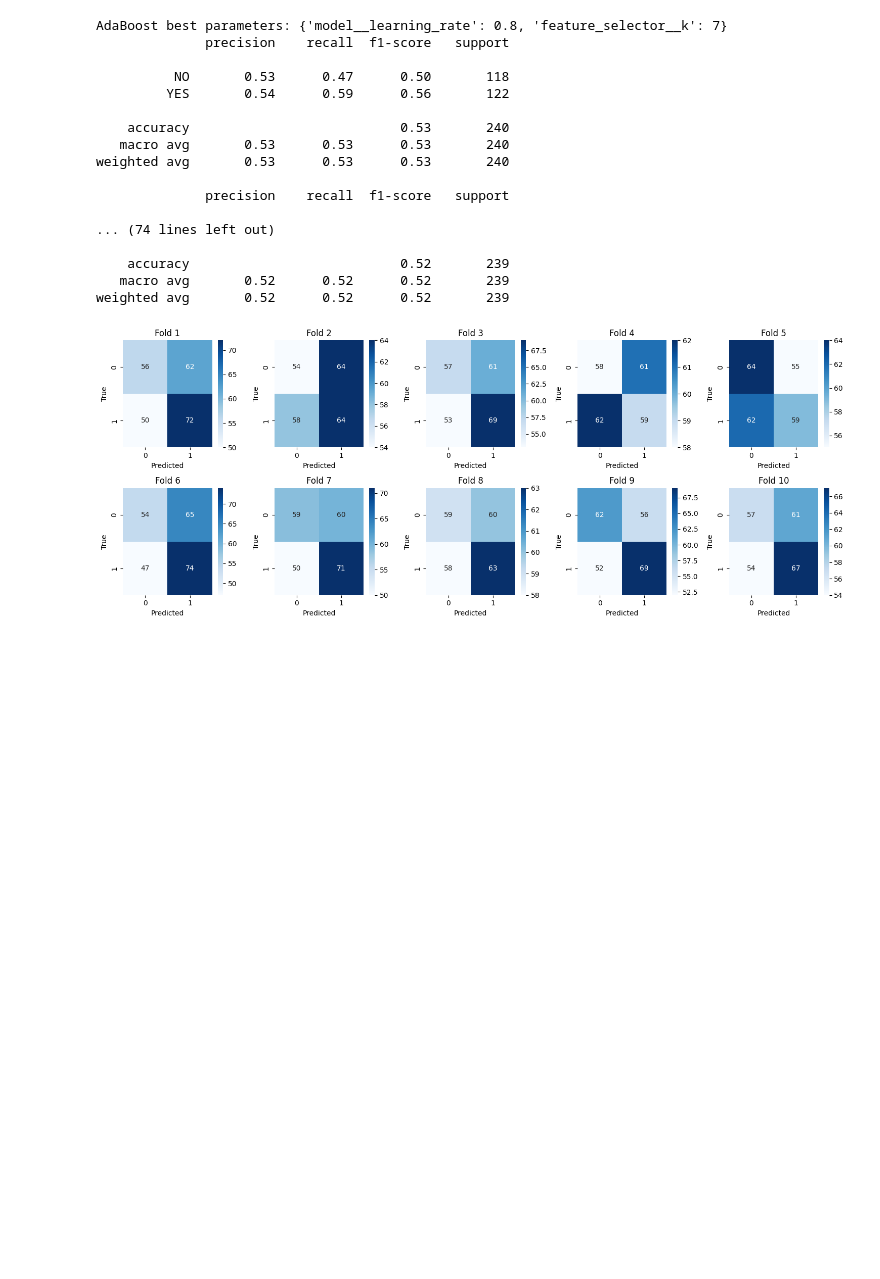
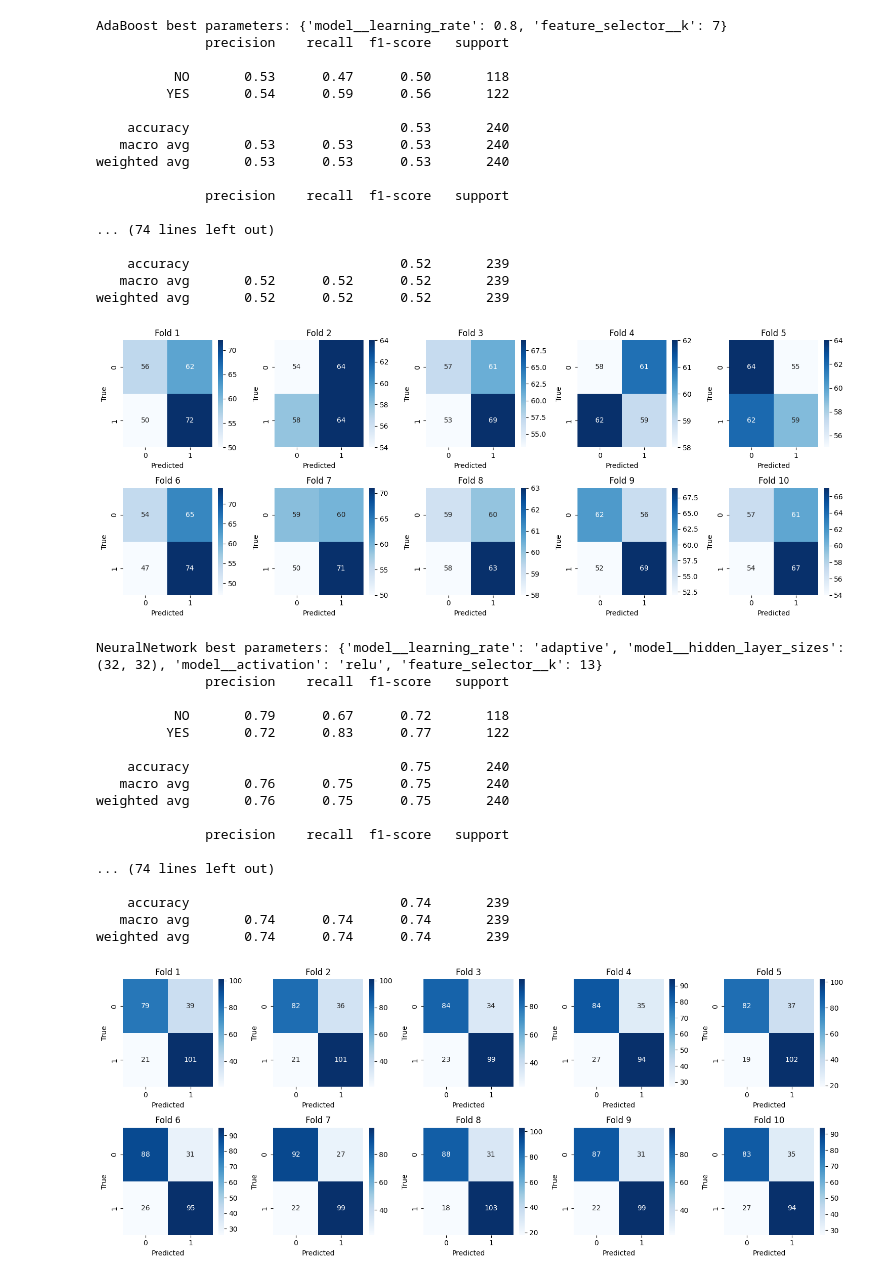
Before and after one commit to cletopellegrino/Mixed-Data-Pipeline, a Jupyter notebook: Lung Cancer.ipynb, the cells around one changed output. Saved outputs shown, nothing was run; the diff lists cells and outputs as text; code cells hidden in the pictures; blank space fills up the shorter version.

```diff
--- a/Lung Cancer.ipynb
+++ b/Lung Cancer.ipynb
@@ -113,22 +121,29 @@ clf_RandomForest = create_pipeline(
         numerical_features=numeric_features,
         categorical_features=categorical_features,
         target=labels,
-        model="MixedRandomForest"
+        model="RandomForestClf"
     )
 
 clf_KNNeighbor = create_pipeline(
         numerical_features=numeric_features,
         categorical_features=categorical_features,
         target=labels,
-        model="MixedKNN"
+        model="KNNClf"
     )
 
 clf_AdaBoostGNB = create_pipeline(
         numerical_features=numeric_features,
         categorical_features=categorical_features,
         target=labels,
-        model="AdaBoostMixedGaussianNB"
+        model="AdaBoostGaussianNB"
     )
+
+clf_NeuralNetwork = create_pipeline(
+        numerical_features=numeric_features,
+        categorical_features=categorical_features,
+        target=labels,
+        model="NeuralNetworkClf"
+    )
 # %%
 clf_RandomForest
 # %% [output]
@@ -363,6 +400,61 @@ weighted avg       0.53      0.53      0.53       240
    macro avg       0.52      0.52      0.52       239
 weighted avg       0.52      0.52      0.52       239
 [figure]
+# %%
+clfnn = RandomizedSearchCV(
+    estimator = clf_NeuralNetwork,
+    param_distributions=param_grid_NeuralNetwork,
+    cv = skf,
+    scoring = scorer,
+    n_jobs=-1,
+    random_state=0,
+    n_iter=10,
+)
+clfnn.fit(train_data, train_labels)
+
+best_params = clfnn.best_params_
+print("NeuralNetwork best parameters:", best_params)
+
+accuracy_score_scores4 = []
+fig, axes = plt.subplots(2, 5, figsize=(15, 6))
+for fold, (train_index, test_index) in enumerate(skf.split(train_data, train_labels)):
+    X_fold_train, X_fold_valid = train_data.iloc[train_index], train_data.iloc[test_index]
+    y_fold_train, y_fold_valid = train_labels.iloc[train_index], train_labels.iloc[test_index]
+
+    y_pred = clfnn.predict(X_fold_valid)
+
+    cm = confusion_matrix(y_fold_valid, y_pred)
+    report = classification_report(y_fold_valid, y_pred, output_dict=False)
+    print(report)
+    report = classification_report(y_fold_valid, y_pred, output_dict=True)
+    accuracy_score_scores4.append(report["accuracy"])
+
+    sns.heatmap(cm, annot=True, cmap='Blues', fmt='g', ax=axes[fold // 5, fold % 5])
+    axes[fold // 5, fold % 5].set_title(f'Fold {fold+1}')
+    axes[fold // 5, fold % 5].set_xlabel('Predicted')
+    axes[fold // 5, fold % 5].set_ylabel('True')
+
+plt.tight_layout()
+plt.show()
+# %% [output]
+NeuralNetwork best parameters: {'model__learning_rate': 'adaptive', 'model__hidden_layer_sizes': (32, 32), 'model__activation': 'relu', 'feature_selector__k': 13}
+              precision    recall  f1-score   support
+
+          NO       0.79      0.67      0.72       118
+         YES       0.72      0.83      0.77       122
+
+    accuracy                           0.75       240
+   macro avg       0.76      0.75      0.75       240
+weighted avg       0.76      0.75      0.75       240
+
+              precision    recall  f1-score   support
+
+... (74 lines left out)
+
+    accuracy                           0.74       239
+   macro avg       0.74      0.74      0.74       239
+weighted avg       0.74      0.74      0.74       239
+[figure, added]
 # %%
 cv_scores = {
     'RandomForest': accuracy_score_scores1,
```
Also changed, not shown: parts of 9 cells of this notebook, 4 other files.
